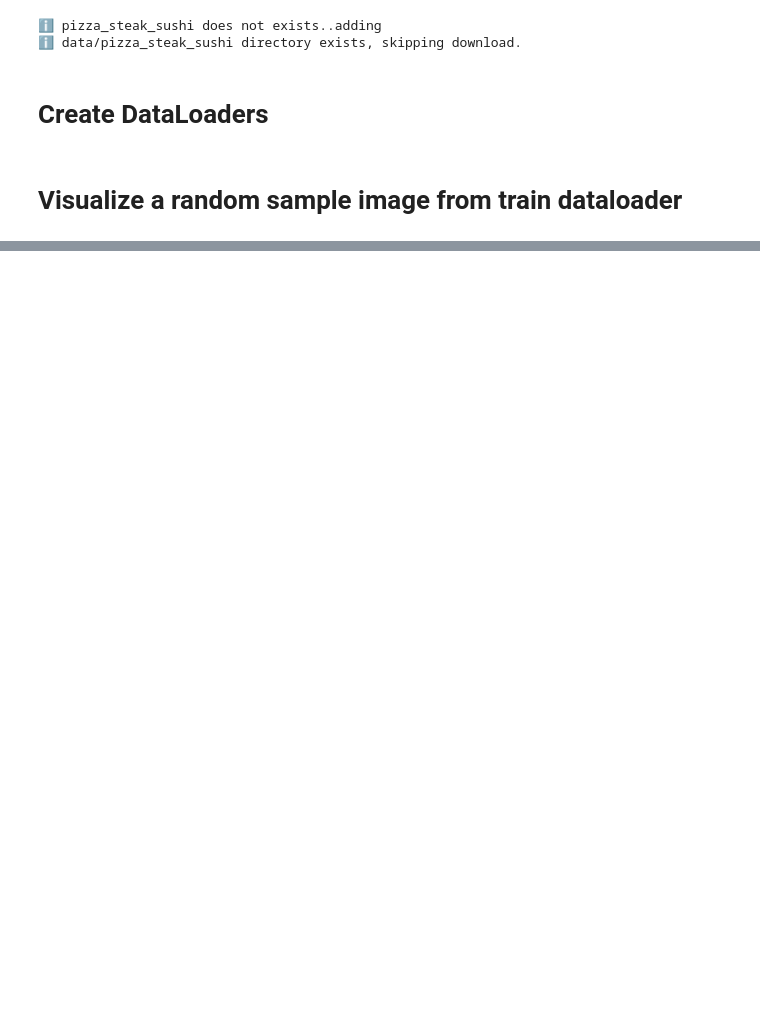
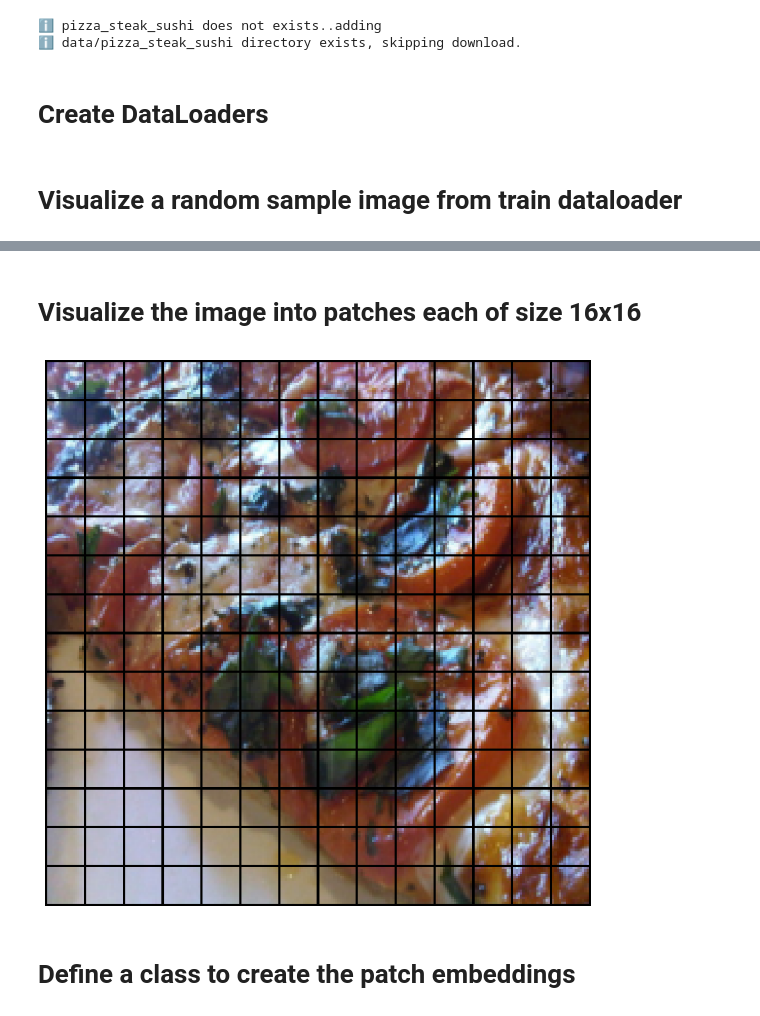
Before and after one commit to anirguha/Python-2, a Jupyter notebook: Colab Notebooks/Vision Transformer (Replicated ViT Paper.ipynb, the cells around one changed output, grey strips where cells are left out. Cells and saved outputs as stored; diff of their text form; code cells hidden in the pictures; blank space fills up the shorter version.

```diff
--- a/Colab Notebooks/Vision Transformer (Replicated ViT Paper.ipynb
+++ b/Colab Notebooks/Vision Transformer (Replicated ViT Paper.ipynb
@@ -141,0 +133,29 @@ plt.show()
+# %% [markdown]
+# Visualize the image into patches each of size 16x16
+# %%
+# Faster way using PyTorch unfold and make_grid function
+import torch
+from torchvision.utils import make_grid
+import matplotlib.pyplot as plt
+
+ps = 16
+x = image.unsqueeze(0) # Add a batch dimension
+
+# Get height and width from the image tensor
+B, C, H, W = x.shape
+
+patches = torch.nn.functional.unfold(x, kernel_size=ps, stride=ps)  # (1, 3*ps*ps, N)
+
+B, _, N = patches.shape
+patches = patches.view(B, C, ps, ps, N).permute(0,4,1,2,3).reshape(N, C, ps, ps)  # (N,3,ps,ps)
+
+grid = make_grid(patches, nrow=W//ps, padding=1)  # padding draws 1px gaps
+plt.figure(figsize=(8,8))
+plt.imshow(grid.permute(1,2,0).cpu().numpy(), interpolation="nearest")
+plt.axis("off")
+plt.tight_layout()
+plt.show()
+# %% [output]
+[figure, added]
+# %% [markdown]
+# Define a class to create the patch embeddings
```
Also changed, not shown: parts of 12 cells of this notebook, 6 other files.
